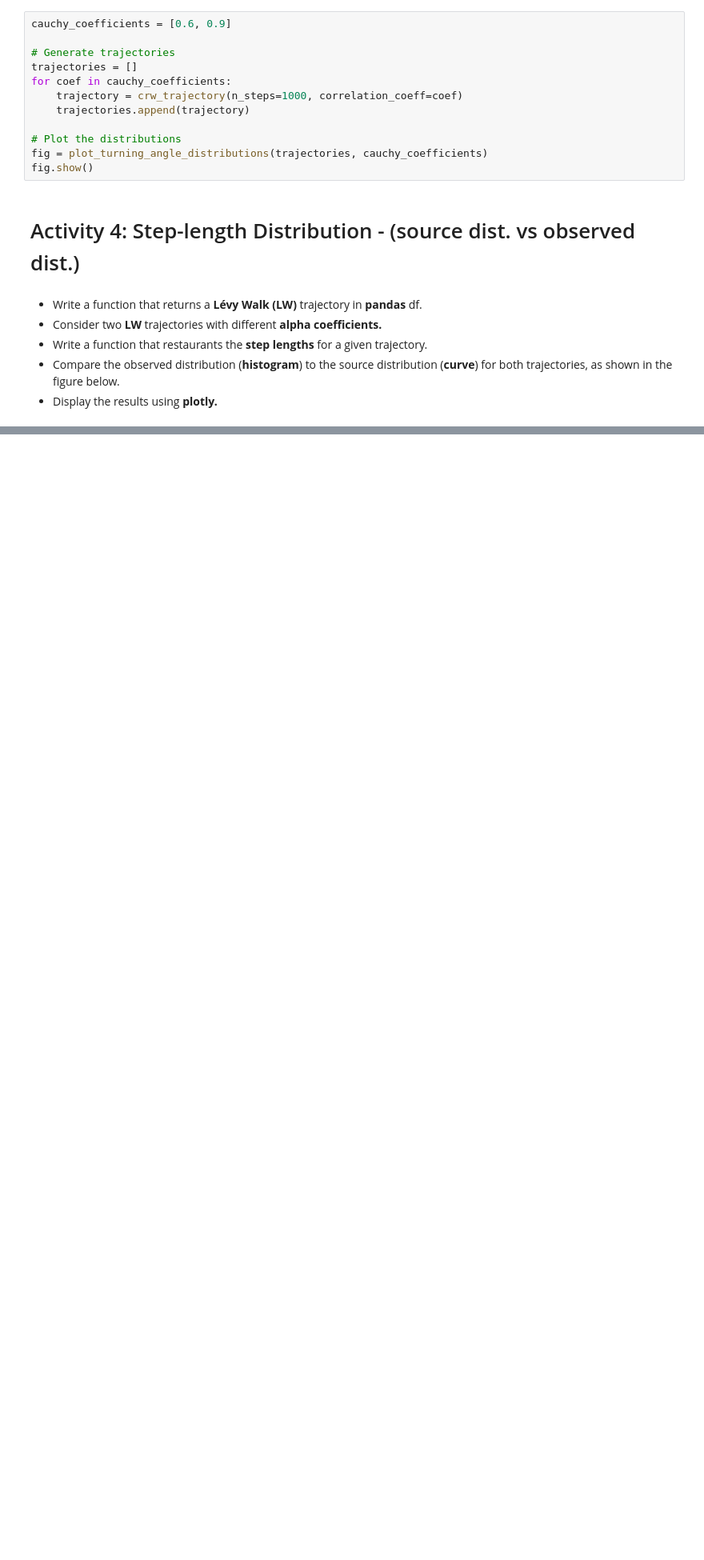
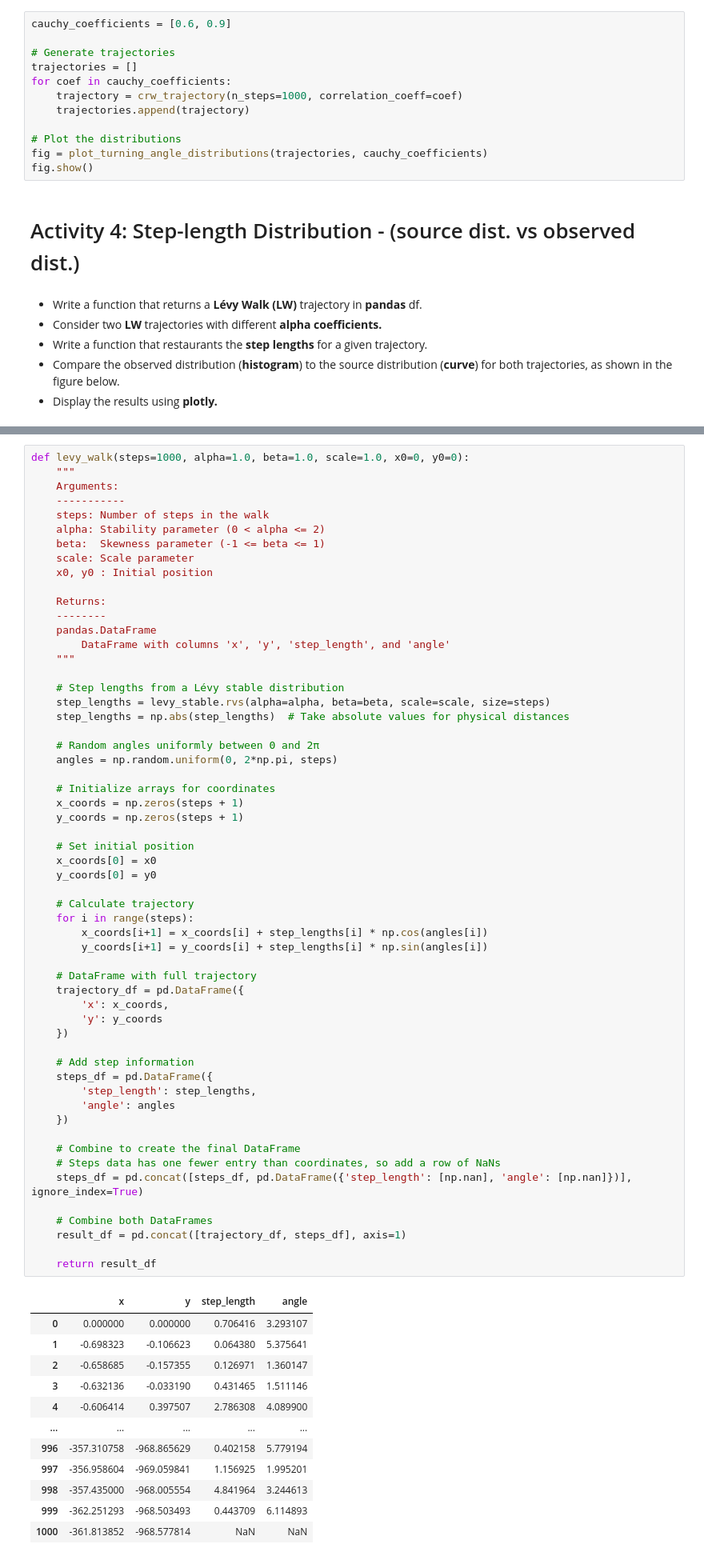
Before and after one commit to omarguzmanm/random-walk-metrics, a Jupyter notebook: main.ipynb, the cells around one changed output, grey strips where cells are left out. Shown at 80% size. Drawn from its saved outputs; the diff is of its cells as text; blank space fills up the shorter version.

Commit message:
feat: levy walk function

```diff
--- a/main.ipynb
+++ b/main.ipynb
@@ -417,0 +442,70 @@ both trajectories, as shown in the figure below.
+# %%
+def levy_walk(steps=1000, alpha=1.0, beta=1.0, scale=1.0, x0=0, y0=0):
+    """
+    Arguments:
+    -----------
+    steps: Number of steps in the walk
+    alpha: Stability parameter (0 < alpha <= 2)
+    beta:  Skewness parameter (-1 <= beta <= 1)
+    scale: Scale parameter
+    x0, y0 : Initial position
+
+    Returns:
+    --------
+    pandas.DataFrame
+        DataFrame with columns 'x', 'y', 'step_length', and 'angle'
+    """
+
+    # Step lengths from a Lévy stable distribution
+    step_lengths = levy_stable.rvs(alpha=alpha, beta=beta, scale=scale, size=steps)
+    step_lengths = np.abs(step_lengths)  # Take absolute values for physical distances
+
+    # Random angles uniformly between 0 and 2π
+    angles = np.random.uniform(0, 2*np.pi, steps)
+
+    # Initialize arrays for coordinates
+    x_coords = np.zeros(steps + 1)
+    y_coords = np.zeros(steps + 1)
+
+    # Set initial position
+    x_coords[0] = x0
+    y_coords[0] = y0
+
+    # Calculate trajectory
+    for i in range(steps):
+        x_coords[i+1] = x_coords[i] + step_lengths[i] * np.cos(angles[i])
+        y_coords[i+1] = y_coords[i] + step_lengths[i] * np.sin(angles[i])
+
+    # DataFrame with full trajectory
+    trajectory_df = pd.DataFrame({
+        'x': x_coords,
+        'y': y_coords
+    })
+
+    # Add step information
+    steps_df = pd.DataFrame({
+        'step_length': step_lengths,
+        'angle': angles
+    })
+
+    # Combine to create the final DataFrame
+    # Steps data has one fewer entry than coordinates, so add a row of NaNs
+    steps_df = pd.concat([steps_df, pd.DataFrame({'step_length': [np.nan], 'angle': [np.nan]})], ignore_index=True)
+
+    # Combine both DataFrames
+    result_df = pd.concat([trajectory_df, steps_df], axis=1)
+
+    return result_df
+# %% [output]
+|  | x | y | step_length | angle |
+| 0 | 0.000000 | 0.000000 | 0.706416 | 3.293107 |
+| 1 | -0.698323 | -0.106623 | 0.064380 | 5.375641 |
+| 2 | -0.658685 | -0.157355 | 0.126971 | 1.360147 |
+| 3 | -0.632136 | -0.033190 | 0.431465 | 1.511146 |
+| 4 | -0.606414 | 0.397507 | 2.786308 | 4.089900 |
+| ... | ... | ... | ... | ... |
+| 996 | -357.310758 | -968.865629 | 0.402158 | 5.779194 |
+| 997 | -356.958604 | -969.059841 | 1.156925 | 1.995201 |
+| 998 | -357.435000 | -968.005554 | 4.841964 | 3.244613 |
+| 999 | -362.251293 | -968.503493 | 0.443709 | 6.114893 |
+| 1000 | -361.813852 | -968.577814 | NaN | NaN |
```
Also changed, not shown: parts of 12 cells of this notebook.
